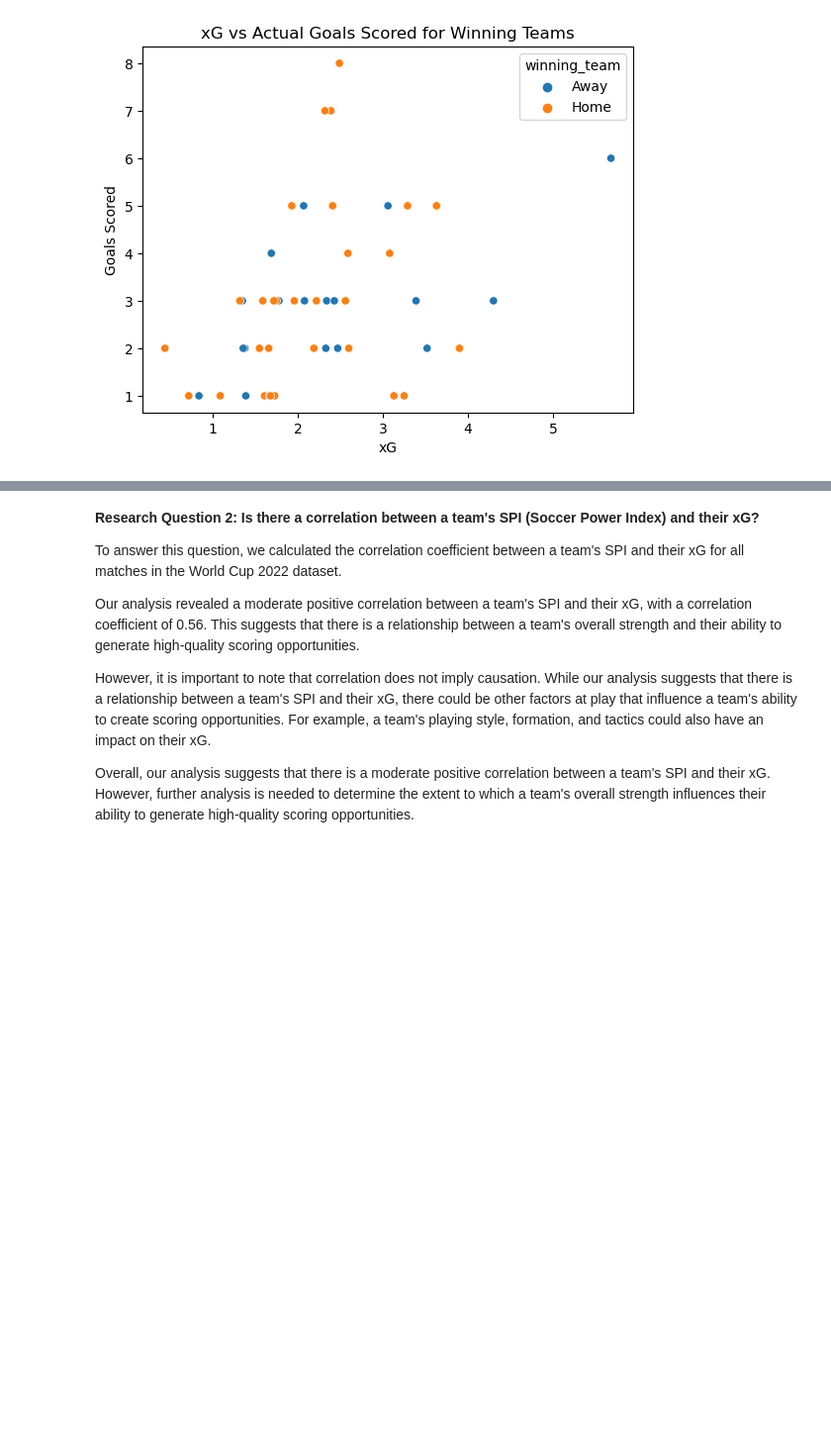
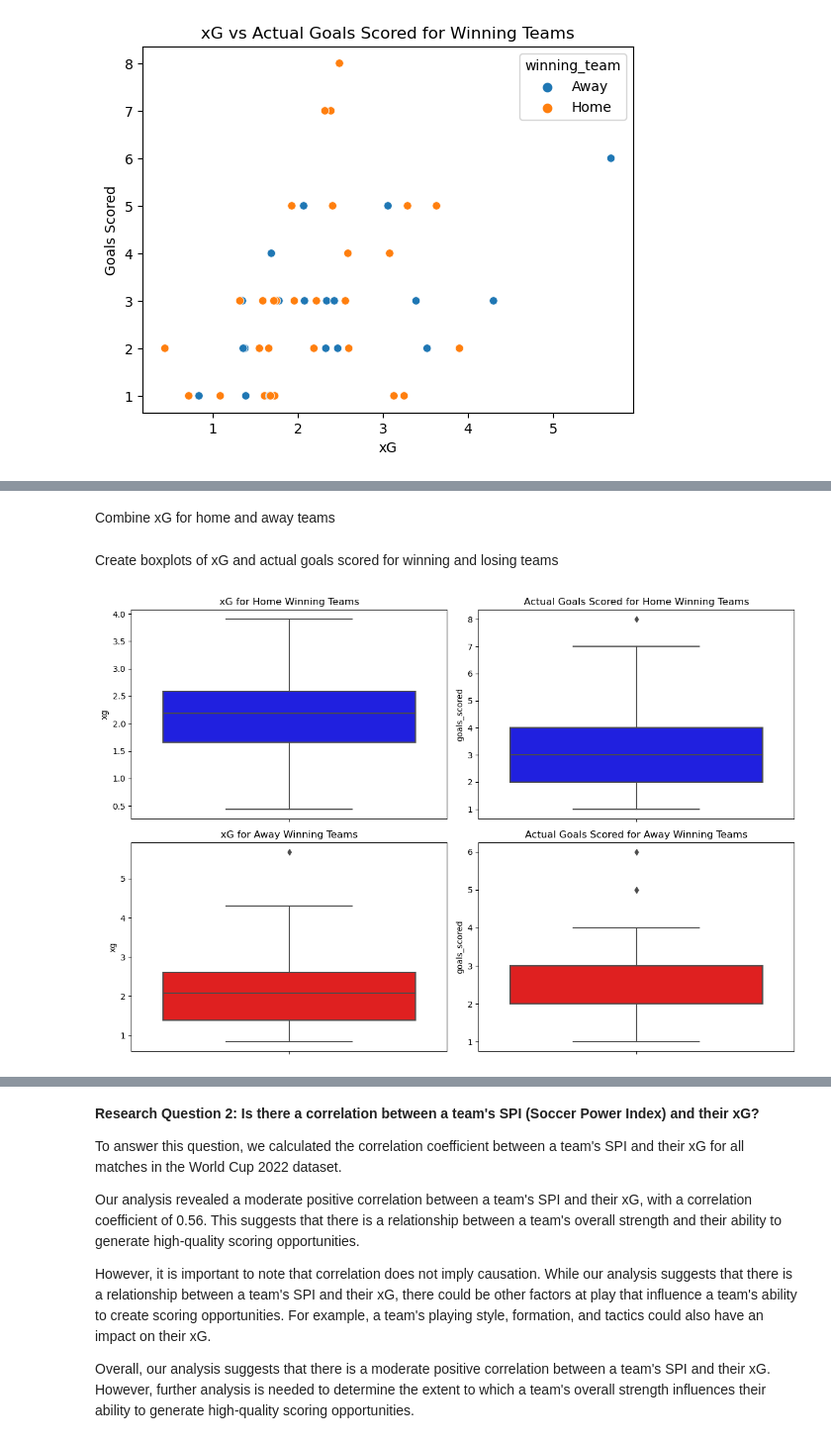
Before and after one commit to ubco-W2022T2-data301/project-group-group41, a Jupyter notebook: analysis/analysis3_Tony_Ngo.ipynb, the cells around one changed output, grey strips where cells are left out. Shown at 99% size. Cells and saved outputs as stored; diff of their text form; code cells hidden in the pictures; blank space fills up the shorter version.

```diff
--- a/analysis/analysis3_Tony_Ngo.ipynb
+++ b/analysis/analysis3_Tony_Ngo.ipynb
@@ -362,0 +396,35 @@ plt.show()
+# %% [markdown]
+Combine xG for home and away teams
+# %%
+matches_df['xg'] = matches_df['xg1'] + matches_df['xg2']
+matches_df['goals_scored'] = matches_df['score1'] + matches_df['score2']
+# %% [markdown]
+Create boxplots of xG and actual goals scored for winning and losing teams
+# %%
+# Filter only matches with a winner
+winning_matches = matches_df[(matches_df['score1'] > matches_df['score2']) | (matches_df['score1'] < matches_df['score2'])]
+
+# Add a column for whether the home team won or lost
+winning_matches['winning_team'] = 'Home'
+winning_matches.loc[winning_matches['score1'] < winning_matches['score2'], 'winning_team'] = 'Away'
+
+# Combine xG for home and away teams
+winning_matches['xg'] = winning_matches['xg1'] + winning_matches['xg2']
+winning_matches['goals_scored'] = winning_matches['score1'] + winning_matches['score2']
+
+# Create boxplots of xG and goals scored for winning and losing teams
+fig, axs = plt.subplots(2, 2, figsize=(12, 8))
+sns.boxplot(data=winning_matches[winning_matches['winning_team'] == 'Home'], y='xg', color='blue', ax=axs[0,0])
+sns.boxplot(data=winning_matches[winning_matches['winning_team'] == 'Home'], y='goals_scored', color='blue', ax=axs[0,1])
+sns.boxplot(data=winning_matches[winning_matches['winning_team'] == 'Away'], y='xg', color='red', ax=axs[1,0])
+sns.boxplot(data=winning_matches[winning_matches['winning_team'] == 'Away'], y='goals_scored', color='red', ax=axs[1,1])
+
+axs[0,0].set_title('xG for Home Winning Teams')
+axs[0,1].set_title('Actual Goals Scored for Home Winning Teams')
+axs[1,0].set_title('xG for Away Winning Teams')
+axs[1,1].set_title('Actual Goals Scored for Away Winning Teams')
+
+plt.tight_layout()
+plt.show()
+# %% [output]
+[figure, added]
```
Also changed, not shown: parts of 18 cells of this notebook, 1 other file.
